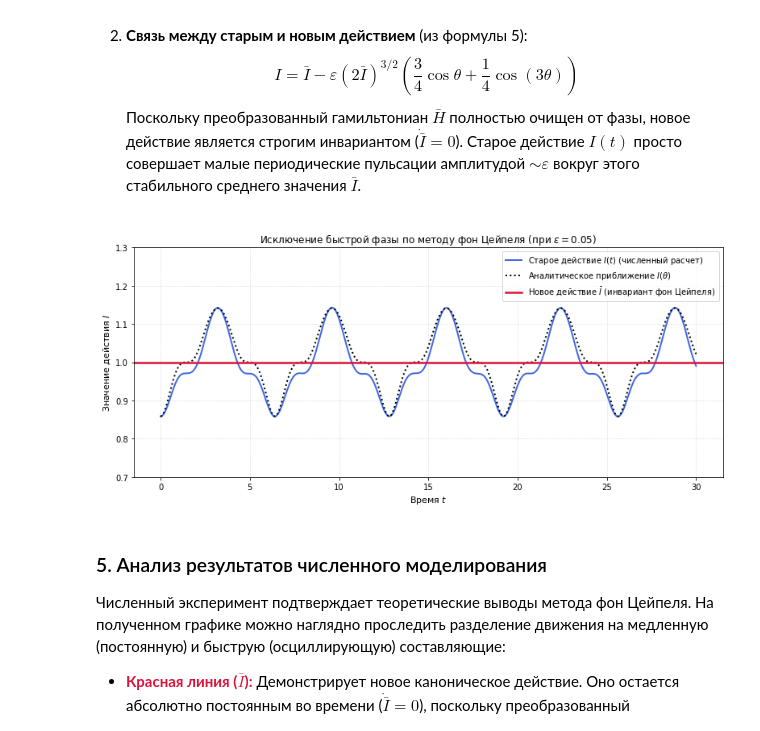
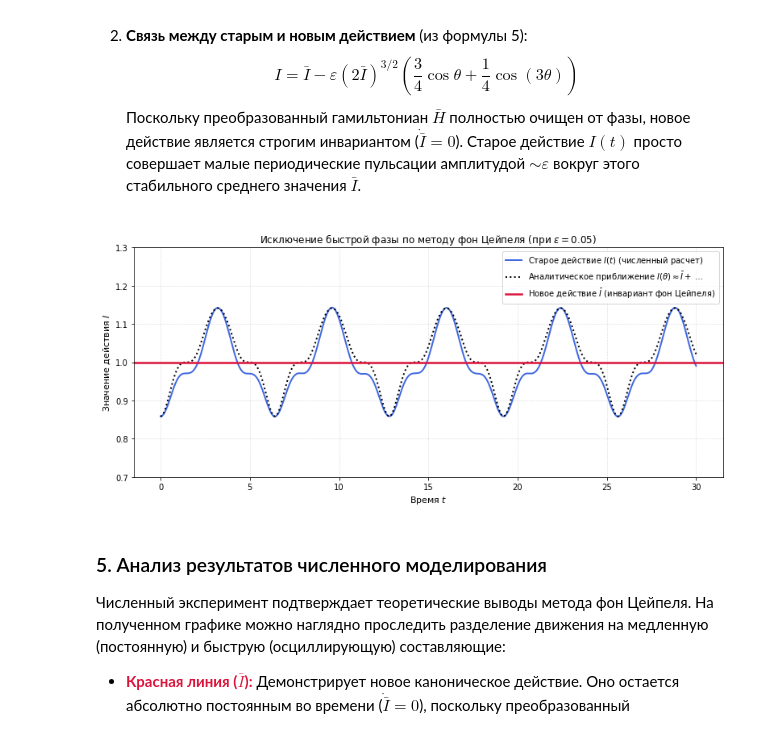
Before and after one commit to DPritykin/nonlinear-dynamics, a Jupyter notebook: Spring Term/3 Метод фон Цейпеля.ipynb, the cells around one changed output. Drawn from its saved outputs; the diff is of its cells as text; code cells hidden in the pictures.

```diff
--- a/Spring Term/3 Метод фон Цейпеля.ipynb
+++ b/Spring Term/3 Метод фон Цейпеля.ipynb
@@ -167,42 +167,42 @@ plt.plot(
     I_numerical,
     color="royalblue",
     linewidth=2,
-    label="Старое действие $I(t)$ (численный расчет)",
+    label=r"Старое действие $I(t)$ (численный расчет)",
 )
 
 # Аналитическое приближение старого действия
 plt.plot(
     sol.t,
     I_analytical,
     color="black",
     linestyle=":",
     linewidth=2,
-    label="Аналитическое приближение $I(\\theta)$",
+    label=r"Аналитическое приближение $I(\theta) \approx \bar{I} + \dots$",
 )
 
 # Стабильный инвариант фон Цейпеля
 plt.axhline(
     bar_I,
     color="crimson",
     linewidth=2.5,
     label=r"Новое действие $\bar{I}$ (инвариант фон Цейпеля)",
 )
 
 # Оформление осей и графика
 plt.title(
     f"Исключение быстрой фазы по методу фон Цейпеля (при $\\varepsilon = {eps}$)",
     fontsize=12,
 )
 plt.xlabel("Время $t$", fontsize=11)
 plt.ylabel("Значение действия $I$", fontsize=11)
 plt.ylim(bar_I - 0.3, bar_I + 0.3)
 plt.grid(True, linestyle=":", alpha=0.6)
 plt.legend(loc="upper right", fontsize=10)
 
 plt.tight_layout()
 plt.show()
 # %% [output]
-[figure, old version]
+[figure, new version]
 # %% [markdown]
 ### 5. Анализ результатов численного моделирования
 
```
Also changed, not shown: parts of 6 cells of this notebook, 3 other files.
